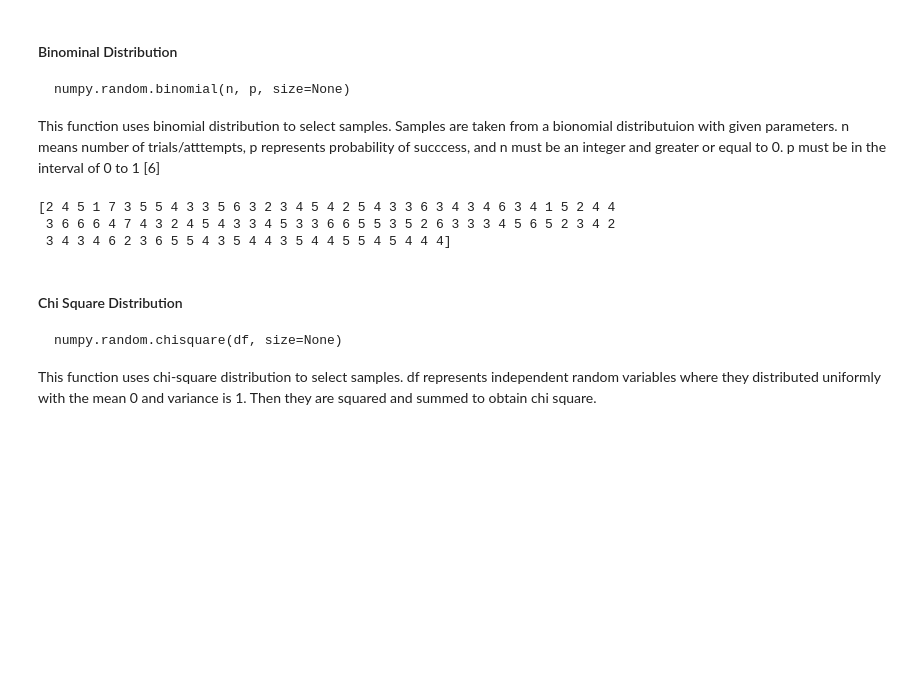
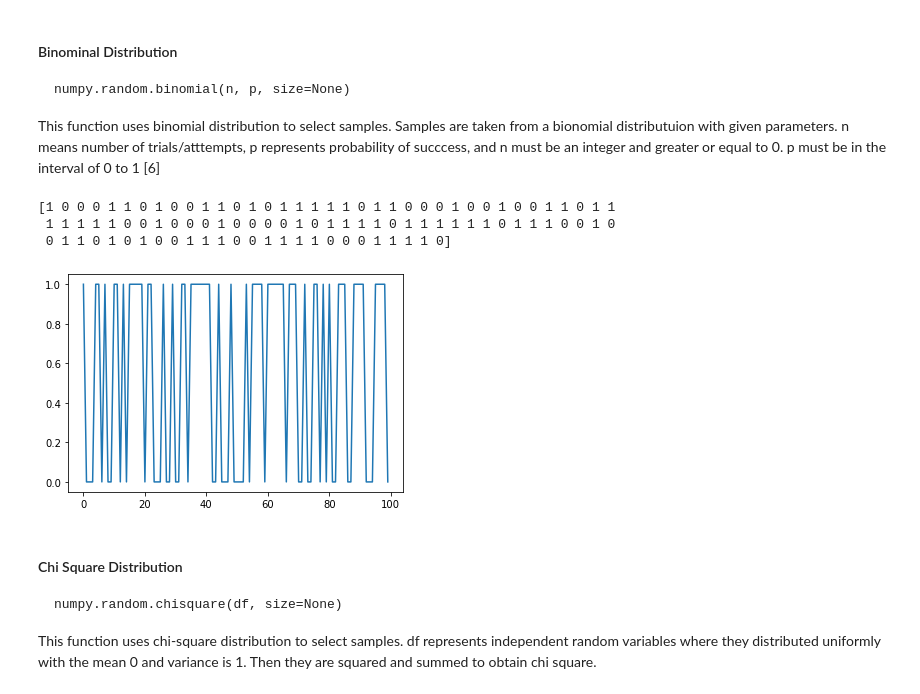
Before and after one commit to Trishmcc/Programming-for-Data-Analysis, a Jupyter notebook: numpy_random_package_explained.ipynb, the cells around one changed output. Cells and saved outputs as stored; diff of their text form; code cells hidden in the pictures; blank space fills up the shorter version.

Commit message:
Visual Display of Data

```diff
--- a/numpy_random_package_explained.ipynb
+++ b/numpy_random_package_explained.ipynb
@@ -75,16 +76,20 @@ numpy.random.RandomState.permutation changes the order of data in a given array
 
 This function uses binomial distribution to select samples. Samples are taken from a bionomial distributuion with given parameters. n means number of trials/atttempts, p represents probability of succcess, and n must be an integer and greater or equal to 0. p must be in the interval of 0 to 1 [6]
 # %%
-# Example of Coin Tossing Game  8 turns for each game - a 100 games in total.
+# Example of Coin Tossing Game 1 turns for each game - a 100 games in total.
 
-n, p = 8, .5       # number of attempts, probability of success
+n, p = 1, .5       # number of attempts, probability of success
 
 s = np.random.binomial(n, p, 100)
 print (s)
+# Displaying Data
+plt.plot(s)
+plt.show()
 # %% [output]
-[2 4 5 1 7 3 5 5 4 3 3 5 6 3 2 3 4 5 4 2 5 4 3 3 6 3 4 3 4 6 3 4 1 5 2 4 4
- 3 6 6 6 4 7 4 3 2 4 5 4 3 3 4 5 3 3 6 6 5 5 3 5 2 6 3 3 3 4 5 6 5 2 3 4 2
- 3 4 3 4 6 2 3 6 5 5 4 3 5 4 4 3 5 4 4 5 5 4 5 4 4 4]
+[1 0 0 0 1 1 0 1 0 0 1 1 0 1 0 1 1 1 1 1 0 1 1 0 0 0 1 0 0 1 0 0 1 1 0 1 1
+ 1 1 1 1 1 0 0 1 0 0 0 1 0 0 0 0 1 0 1 1 1 1 0 1 1 1 1 1 1 0 1 1 1 0 0 1 0
+ 0 1 1 0 1 0 1 0 0 1 1 1 0 0 1 1 1 1 0 0 0 1 1 1 1 0]
+[figure, added]
 # %% [markdown]
 #### Chi Square Distribution
 
```
Also changed, not shown: parts of 5 cells of this notebook.
